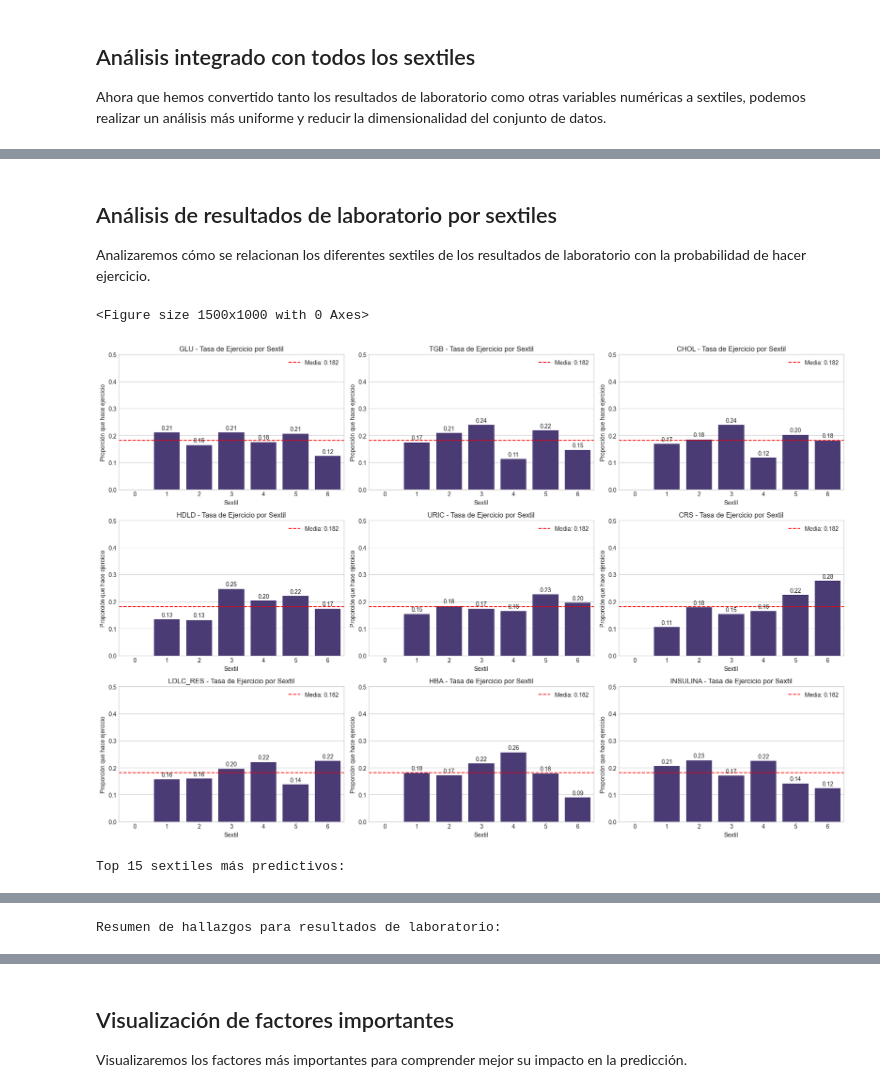
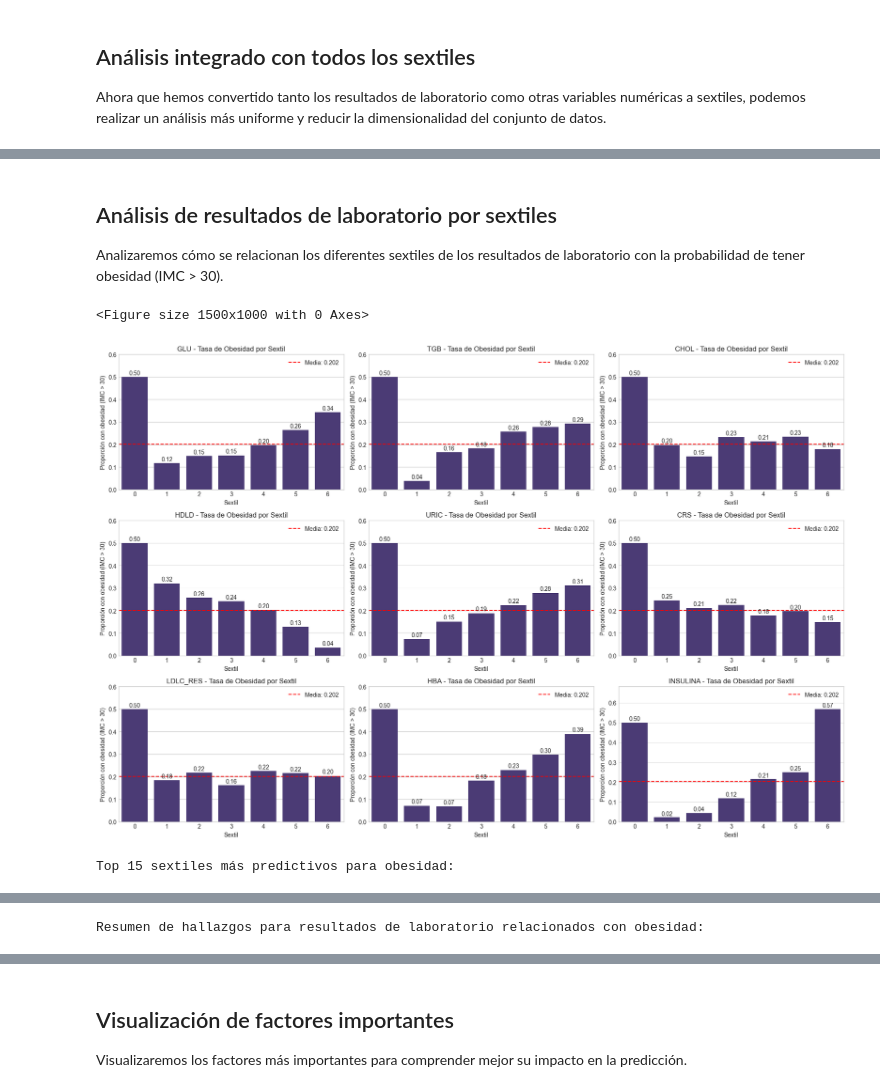
Before and after one commit to ThanosDrossos/MineriaDatosUNAM, a Jupyter notebook: code/proyecto final/bayes_ejercicio.ipynb, the cells around one changed output, grey strips where cells are left out. Drawn from its saved outputs; the diff is of its cells as text; code cells hidden in the pictures.

```diff
--- a/code/proyecto final/bayes_ejercicio.ipynb
+++ b/code/proyecto final/bayes_ejercicio.ipynb
@@ -507,18 +532,18 @@ print(f"Número actualizado de variables predictoras: {len(variables_predictoras
 key_vars = ['peso_sextil', 'sistolica_sextil', 'Aedad_sextil', 'alc_sextil', 'mad_edad_sextil']
 for sextile_col in key_vars:
     if sextile_col in df_clean.columns:
-        # Calcular tasa de ejercicio por sextil
-        exercise_rates = df_clean.groupby(sextile_col)['ejer_act'].mean().reset_index()
-        exercise_rates.columns = ['Sextil', 'Tasa de Ejercicio']
-        print(f"\nTasa de ejercicio por {sextile_col}:")
-        display(exercise_rates)
+        # Calcular tasa de obesidad por sextil
+        obesity_rates = df_clean.groupby(sextile_col)['obesidad'].mean().reset_index()
+        obesity_rates.columns = ['Sextil', 'Tasa de Obesidad']
+        print(f"\nTasa de obesidad por {sextile_col}:")
+        display(obesity_rates)
 
         # Visualizar
         plt.figure(figsize=(10, 5))
-        ax = sns.barplot(x='Sextil', y='Tasa de Ejercicio', data=exercise_rates)
-        plt.title(f'Tasa de ejercicio por {sextile_col}')
-        plt.axhline(y=df_clean['ejer_act'].mean(), color='r', linestyle='--',
-                   label=f'Tasa media: {df_clean["ejer_act"].mean():.3f}')
+        ax = sns.barplot(x='Sextil', y='Tasa de Obesidad', data=obesity_rates)
+        plt.title(f'Tasa de obesidad por {sextile_col}')
+        plt.axhline(y=df_clean['obesidad'].mean(), color='r', linestyle='--',
+                   label=f'Tasa media: {df_clean["obesidad"].mean():.3f}')
 
         # Añadir valores en las barras
         for i, p in enumerate(ax.patches):
@@ -530,7 +555,7 @@ for sextile_col in key_vars:
         plt.legend()
         plt.xticks(range(7), [f'S{i}' for i in range(7)])
         plt.xlabel('Sextil (S1: más bajo, S6: más alto)')
-        plt.ylabel('Proporción que hace ejercicio')
+        plt.ylabel('Proporción con obesidad (IMC > 30)')
         plt.tight_layout()
         plt.show()
 # %% [output]
@@ -669,9 +686,9 @@ for feature in variables_predictoras:
 # %% [markdown]
 ## Análisis de resultados de laboratorio por sextiles
 
-Analizaremos cómo se relacionan los diferentes sextiles de los resultados de laboratorio con la probabilidad de hacer ejercicio.
+Analizaremos cómo se relacionan los diferentes sextiles de los resultados de laboratorio con la probabilidad de tener obesidad (IMC > 30).
 # %%
-# Visualizar relación entre sextiles y ejercicio para cada resultado de laboratorio
+# Visualizar relación entre sextiles y obesidad para cada resultado de laboratorio
 lab_vars_to_analyze = ['glu', 'tgb', 'chol', 'hdld', 'uric', 'crs', 'ldlc_res', 'hba', 'insulina']
 sextile_results = []
 
@@ -685,17 +702,17 @@ def analyze_lab_sextiles(df, lab_vars):
     for i, lab in enumerate(lab_vars):
         sextile_col = f"{lab}_sextil"
         if sextile_col in df.columns:
-            # Agrupar por sextil y calcular tasa de ejercicio
+            # Agrupar por sextil y calcular tasa de obesidad
             sextile_stats = df.groupby(sextile_col).agg({
-                'ejer_act': ['mean', 'count', 'sum']
+                'obesidad': ['mean', 'count', 'sum']
             }).reset_index()
-            sextile_stats.columns = [sextile_col, 'ejercicio_ratio', 'total', 'ejercicio_count']
+            sextile_stats.columns = [sextile_col, 'obesidad_ratio', 'total', 'obesidad_count']
 
             # Calcular epsilon para cada sextil
-            prior_prob = df['ejer_act'].mean()
+            prior_prob = df['obesidad'].mean()
             sextile_stats['epsilon'] = 0.0
             for idx, row in sextile_stats.iterrows():
-                p_c_given_x = row['ejercicio_ratio']
+                p_c_given_x = row['obesidad_ratio']
                 n_x = row['total']
                 if n_x > 0 and prior_prob < 1 and prior_prob > 0 and p_c_given_x > 0:
                     epsilon = (n_x * (p_c_given_x - prior_prob)) / (n_x * prior_prob * (1 - prior_prob))**0.5
@@ -707,14 +724,14 @@ def analyze_lab_sextiles(df, lab_vars):
 
             # Graficar
             ax = axes[i]
-            sns.barplot(x=sextile_col, y='ejercicio_ratio', data=sextile_stats, ax=ax)
+            sns.barplot(x=sextile_col, y='obesidad_ratio', data=sextile_stats, ax=ax)
             ax.axhline(y=prior_prob, color='r', linestyle='--',
                       label=f'Media: {prior_prob:.3f}')
-            ax.set_title(f'{lab.upper()} - Tasa de Ejercicio por Sextil')
+            ax.set_title(f'{lab.upper()} - Tasa de Obesidad por Sextil')
             ax.set_xlabel('Sextil')
-            ax.set_ylabel('Proporción que hace ejercicio')
-            ax.set_ylim(0, max(0.5, sextile_stats['ejercicio_ratio'].max() * 1.2))
-            ax.legend(loc='upper right')
+            ax.set_ylabel('Proporción con obesidad (IMC > 30)')
+            ax.set_ylim(0, max(0.5, sextile_stats['obesidad_ratio'].max() * 1.2))
+            ax.legend(loc="upper right")
 
             # Añadir valores en las barras
             for j, p in enumerate(ax.patches):
@@ -733,45 +750,45 @@ def analyze_lab_sextiles(df, lab_vars):
     all_sextile_results['abs_epsilon'] = all_sextile_results['epsilon'].abs()
     top_sextiles = all_sextile_results.sort_values('abs_epsilon', ascending=False).head(15)
 
-    print("Top 15 sextiles más predictivos:")
-    display(top_sextiles[[f'{lab}_sextil' if f'{lab}_sextil' in top_sextiles.columns else sextile_col, 'lab_var', 'ejercicio_ratio', 'epsilon', 'total']])
+    print("Top 15 sextiles más predictivos para obesidad:")
+    display(top_sextiles[[f'{lab}_sextil' if f'{lab}_sextil' in top_sextiles.columns else sextile_col, 'lab_var', 'obesidad_ratio', 'epsilon', 'total']])
 
     return all_sextile_results
 
 # Ejecutar análisis de sextiles
 all_lab_sextile_results = analyze_lab_sextiles(df_clean, lab_vars_to_analyze)
 
 # Crear tabla resumen con hallazgos por variable de laboratorio
 lab_summary = []
 
 for lab in lab_vars_to_analyze:
     lab_data = all_lab_sextile_results[all_lab_sextile_results['lab_var'] == lab]
     sextile_col = f"{lab}_sextil"
 
-    # Encontrar sextiles con mayor y menor probabilidad de ejercicio
+    # Encontrar sextiles con mayor y menor probabilidad de obesidad
     if len(lab_data) > 0:
-        max_exercise = lab_data.loc[lab_data['ejercicio_ratio'].idxmax()]
-        min_exercise = lab_data.loc[lab_data['ejercicio_ratio'].idxmin()]
+        max_obesity = lab_data.loc[lab_data['obesidad_ratio'].idxmax()]
+        min_obesity = lab_data.loc[lab_data['obesidad_ratio'].idxmin()]
 
         # Calcular rango normal (sextiles 3-4)
         normal_range = lab_data[lab_data[sextile_col].between(3, 4)]
-        normal_rate = normal_range['ejercicio_ratio'].mean() if len(normal_range) > 0 else None
+        normal_rate = normal_range['obesidad_ratio'].mean() if len(normal_range) > 0 else None
 
         # Añadir a resumen
         lab_summary.append({
             'Variable': lab,
-            'Sextil con mayor ejercicio': max_exercise[sextile_col],
-            'Tasa máxima': max_exercise['ejercicio_ratio'],
-            'Sextil con menor ejercicio': min_exercise[sextile_col],
-            'Tasa mínima': min_exercise['ejercicio_ratio'],
+            'Sextil con mayor obesidad': max_obesity[sextile_col],
+            'Tasa máxima': max_obesity['obesidad_ratio'],
+            'Sextil con menor obesidad': min_obesity[sextile_col],
+            'Tasa mínima': min_obesity['obesidad_ratio'],
             'Tasa en rango normal': normal_rate,
             'Epsilon máximo (abs)': lab_data['abs_epsilon'].max()
         })
 
 lab_summary_df = pd.DataFrame(lab_summary)
-print("Resumen de hallazgos para resultados de laboratorio:")
+print("Resumen de hallazgos para resultados de laboratorio relacionados con obesidad:")
 display(lab_summary_df.sort_values('Epsilon máximo (abs)', ascending=False))
 # %% [output]
 <Figure size 1500x1000 with 0 Axes>
-[figure, old version]
+[figure, new version]
-Top 15 sextiles más predictivos:
+Top 15 sextiles más predictivos para obesidad:
@@ -794 +811 @@ Top 15 sextiles más predictivos:
-Resumen de hallazgos para resultados de laboratorio:
+Resumen de hallazgos para resultados de laboratorio relacionados con obesidad:
```
Also changed, not shown: parts of 16 cells of this notebook.
